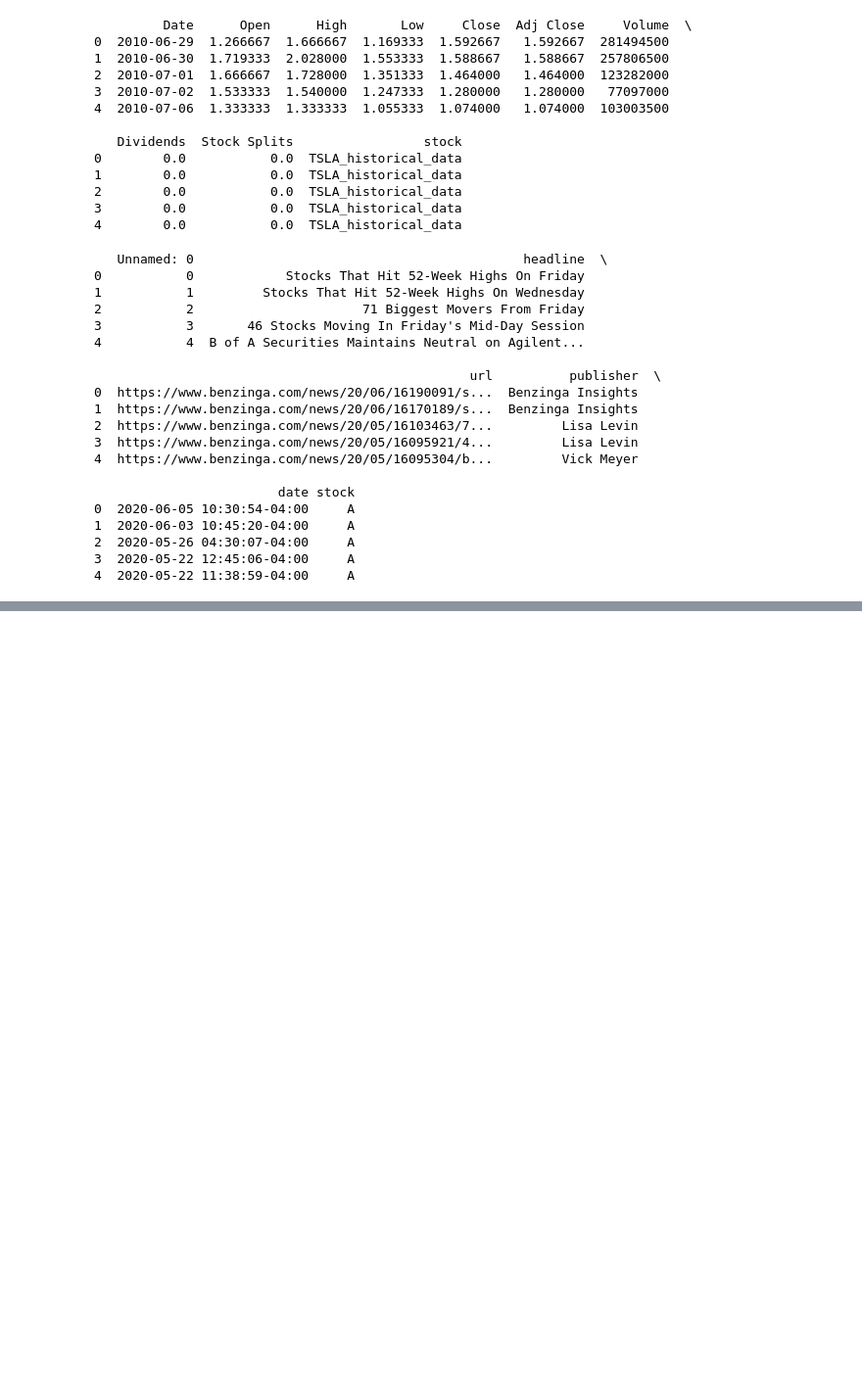
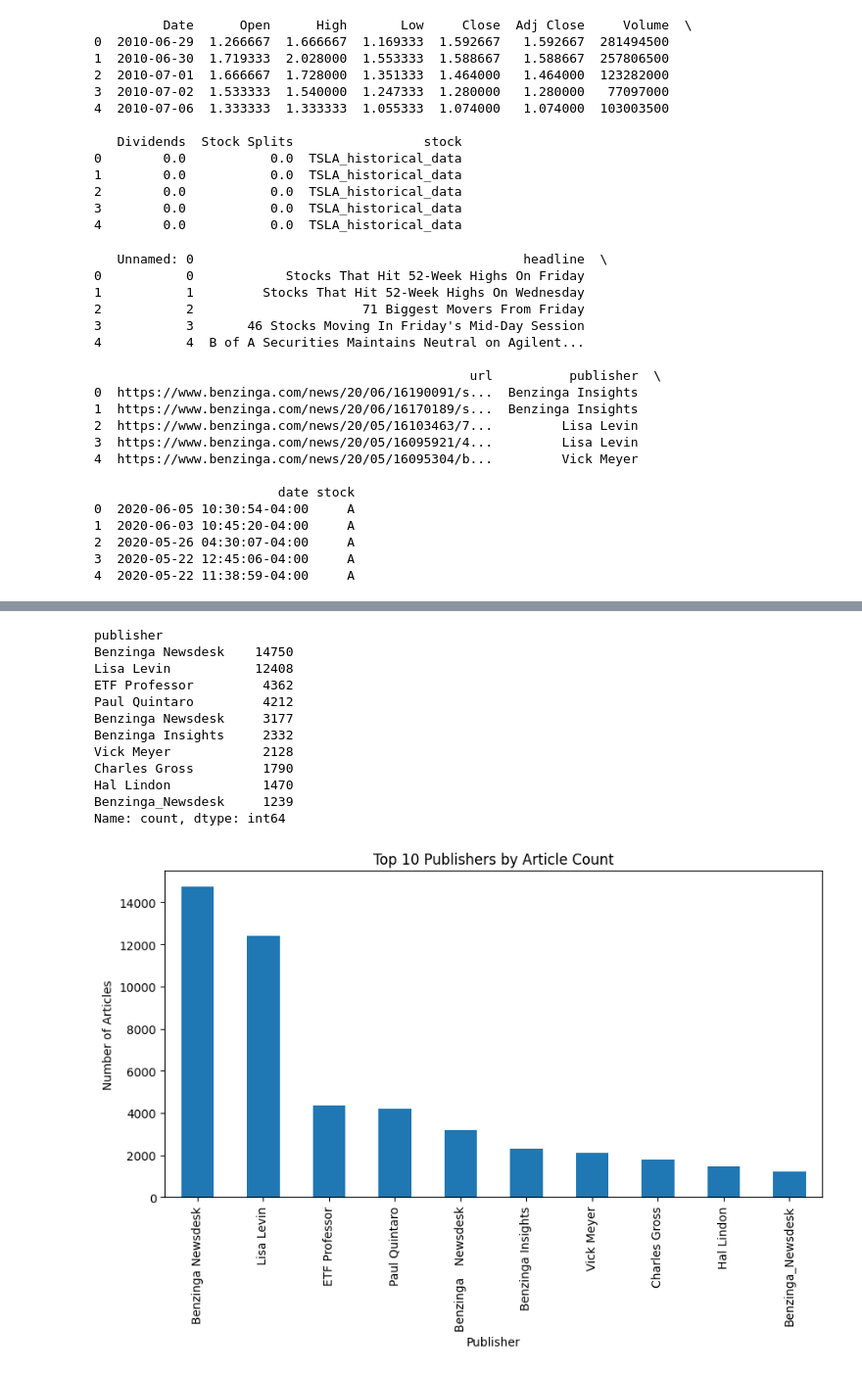
Before and after one commit to ProfessorAbraham/10academy-week1-sentiment-stock-analysis, a Jupyter notebook: notebooks/task_1_eda.ipynb, the cells around one changed output, grey strips where cells are left out. Shown: that part at 98% size. Drawn from its saved outputs; the diff is of its cells as text; code cells hidden in the pictures; blank space fills up the shorter version.

```diff
--- a/notebooks/task_1_eda.ipynb
+++ b/notebooks/task_1_eda.ipynb
@@ -80,0 +98,28 @@ print(analyst_df.head())
+# %%
+import matplotlib.pyplot as plt
+
+# Count articles per publisher
+publisher_counts = analyst_df['publisher'].value_counts()
+
+# Display top 10 publishers
+print(publisher_counts.head(10))
+
+# Plot top 10 publishers
+publisher_counts.head(10).plot(kind='bar', figsize=(10,5), title='Top 10 Publishers by Article Count')
+plt.xlabel('Publisher')
+plt.ylabel('Number of Articles')
+plt.show()
+# %% [output]
+publisher
+Benzinga Newsdesk    14750
+Lisa Levin           12408
+ETF Professor         4362
+Paul Quintaro         4212
+Benzinga Newsdesk     3177
+Benzinga Insights     2332
+Vick Meyer            2128
+Charles Gross         1790
+Hal Lindon            1470
+Benzinga_Newsdesk     1239
+Name: count, dtype: int64
+[figure, added]
```
Also changed, not shown: parts of 3 cells of this notebook.
